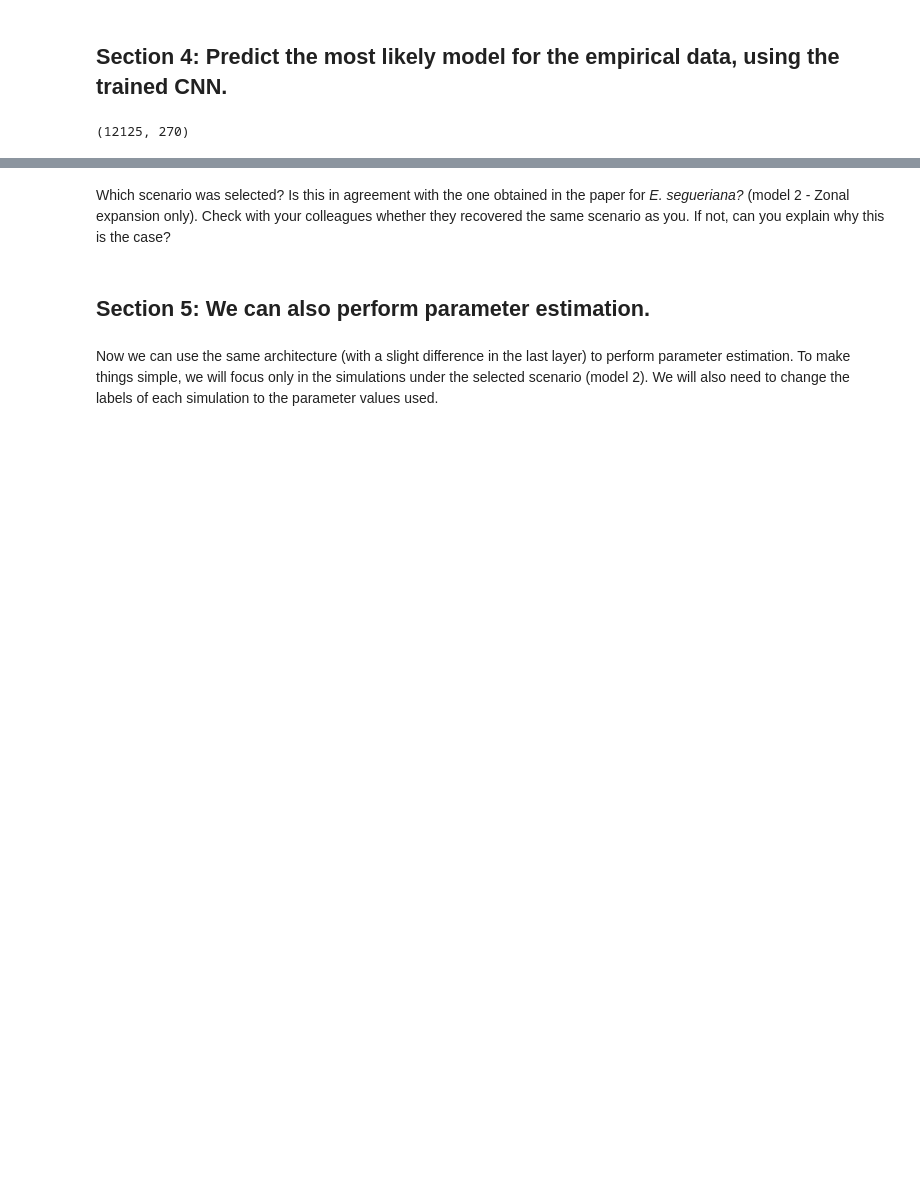
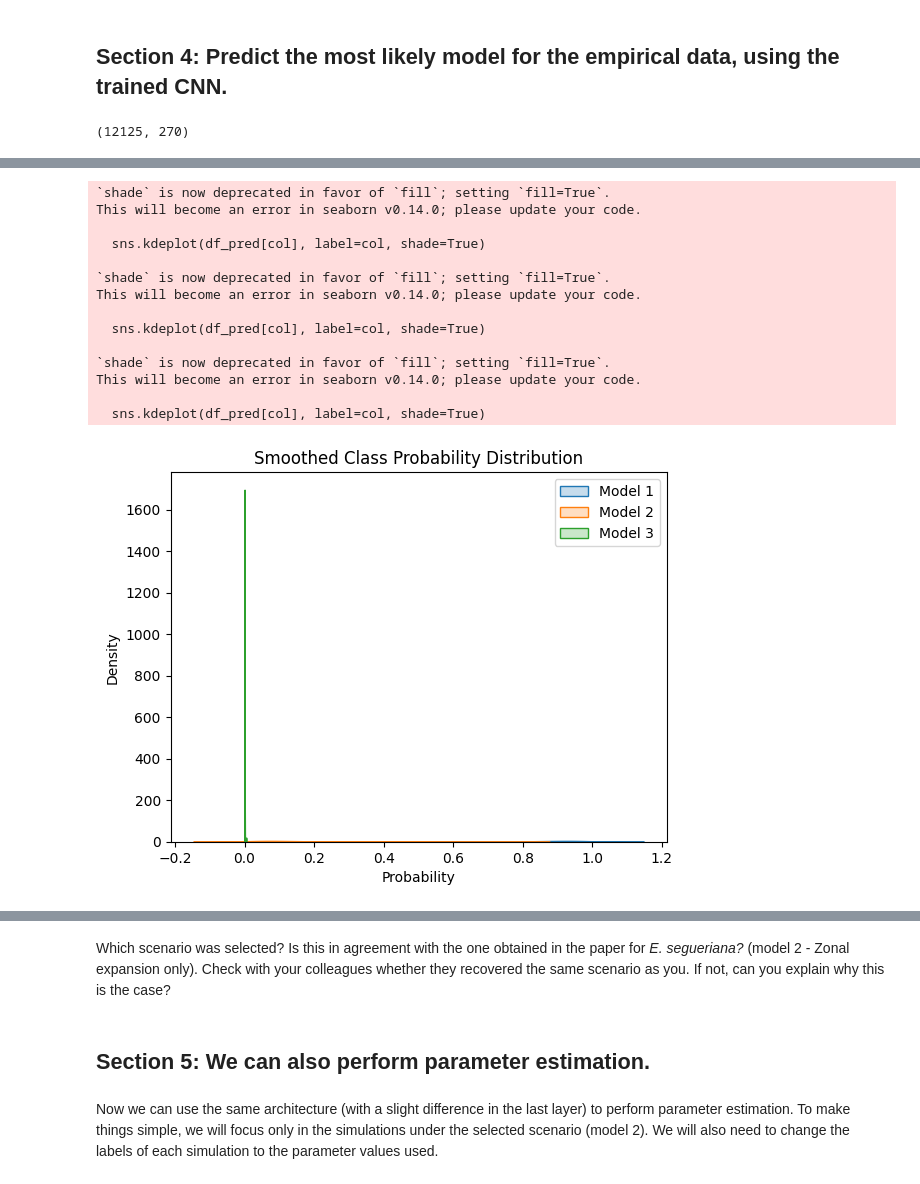
Before and after one commit to manolofperez/Physalia_MLPopGen, a Jupyter notebook: 2025/Day3/Notebooks/Part1_DemModels_Esegueriana.ipynb, the cells around one changed output, grey strips where cells are left out. Cells and saved outputs as stored; diff of their text form; code cells hidden in the pictures; blank space fills up the shorter version.

```diff
--- a/2025/Day3/Notebooks/Part1_DemModels_Esegueriana.ipynb
+++ b/2025/Day3/Notebooks/Part1_DemModels_Esegueriana.ipynb
@@ -555,0 +553,38 @@ array([0.4706192 , 0.51965934, 0.00972142], dtype=float32)
+# %%
+#Now plot a smoothed distribution of each class probability in the object Emp_pred
+
+import matplotlib.pyplot as plt
+import numpy as np
+import pandas as pd
+import seaborn as sns
+
+# Assuming Emp_pred is already defined as in the provided code
+
+# Convert Emp_pred to a pandas DataFrame for easier manipulation
+df_pred = pd.DataFrame(Emp_pred, columns=['Model 1', 'Model 2', 'Model 3'])
+
+# Calculate smoothed distributions (using kernel density estimation)
+for col in df_pred.columns:
+  sns.kdeplot(df_pred[col], label=col, shade=True)
+
+plt.title('Smoothed Class Probability Distribution')
+plt.xlabel('Probability')
+plt.ylabel('Density')
+plt.legend()
+plt.show()
+# %% [output]
+`shade` is now deprecated in favor of `fill`; setting `fill=True`.
+This will become an error in seaborn v0.14.0; please update your code.
+
+  sns.kdeplot(df_pred[col], label=col, shade=True)
+
+`shade` is now deprecated in favor of `fill`; setting `fill=True`.
+This will become an error in seaborn v0.14.0; please update your code.
+
+  sns.kdeplot(df_pred[col], label=col, shade=True)
+
+`shade` is now deprecated in favor of `fill`; setting `fill=True`.
+This will become an error in seaborn v0.14.0; please update your code.
+
+  sns.kdeplot(df_pred[col], label=col, shade=True)
+[figure, added]
```
Also changed, not shown: parts of 31 cells of this notebook.
